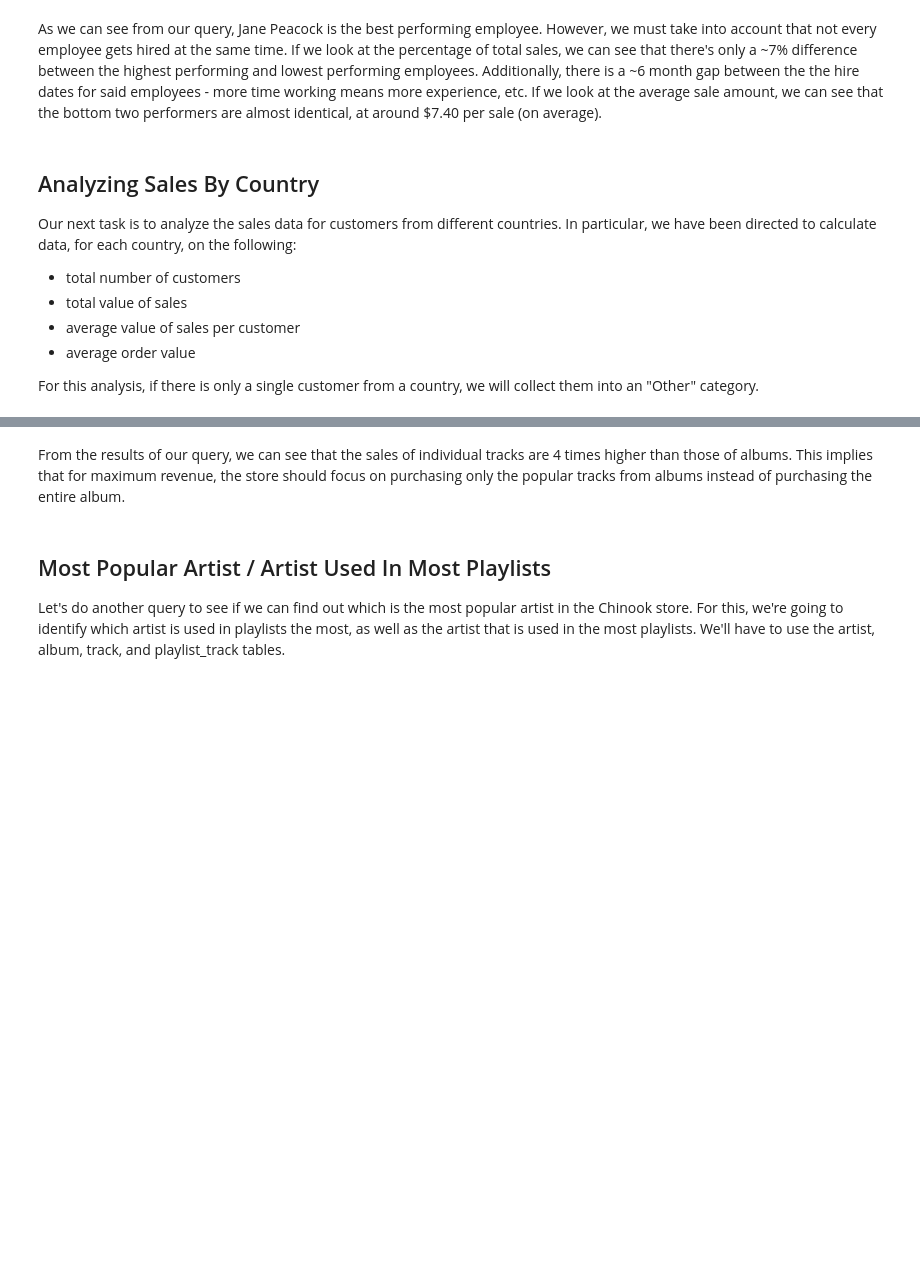
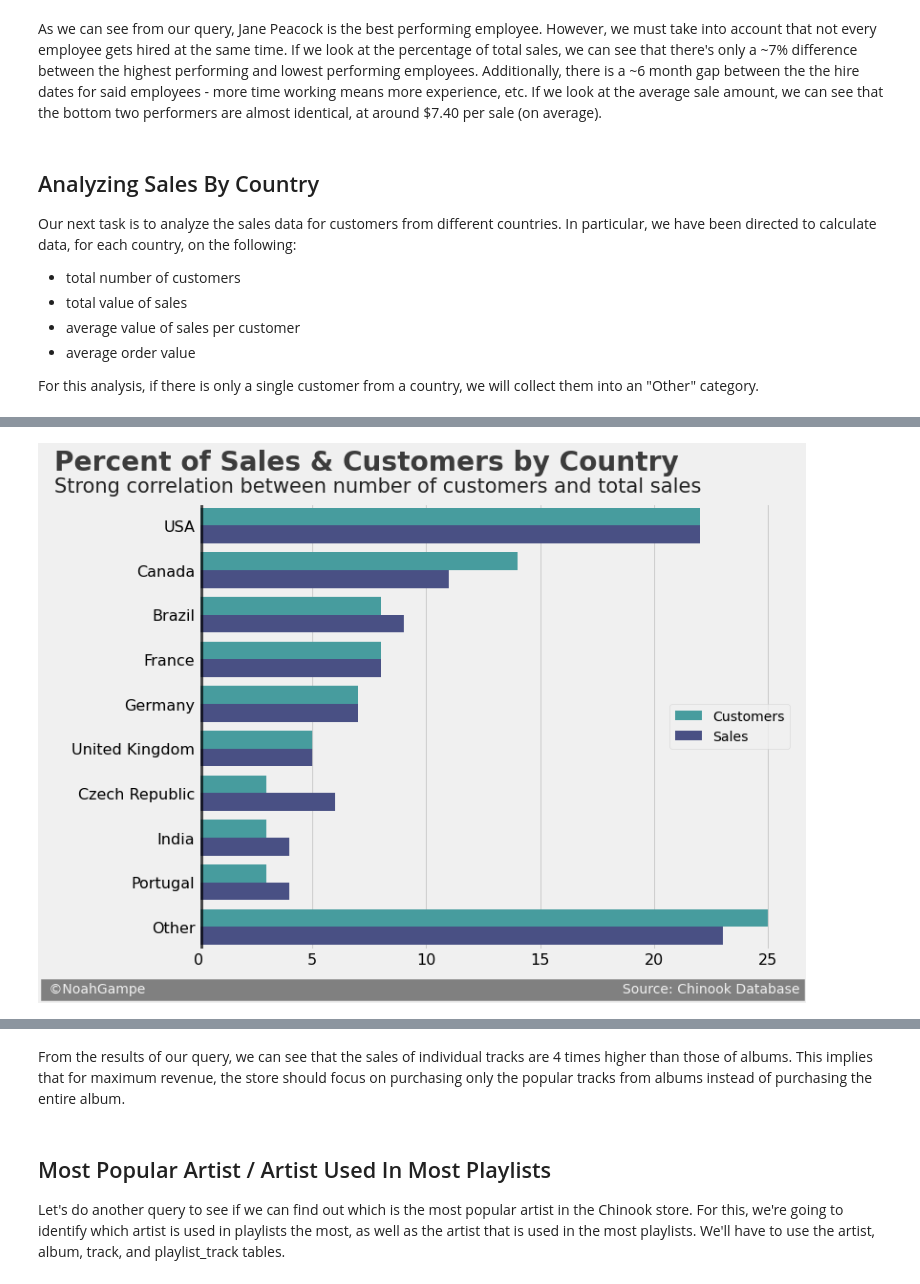
Before and after one commit to noah-kg/sql-business-analysis, a Jupyter notebook: Using SQL for Business Analysis.ipynb, the cells around one changed output, grey strips where cells are left out. Saved outputs shown, nothing was run; the diff lists cells and outputs as text; code cells hidden in the pictures; blank space fills up the shorter version.

```diff
--- a/Using SQL for Business Analysis.ipynb
+++ b/Using SQL for Business Analysis.ipynb
@@ -241,8 +258,7 @@ Our next task is to analyze the sales data for customers from different countrie
 
 For this analysis, if there is only a single customer from a country, we will collect them into an "Other" category.
 # %%
-%%sql
-
+query = """
 /* sales per customer */
 WITH sales_per_customer AS
     (
@@ -315,7 +331,11 @@ WITH sales_per_customer AS
 /* main query */
 SELECT country,
        customers,
+       ROUND(customers * 100.0/(SELECT SUM(customers)
+                                      FROM combined), 0) pct_customers,
        total_sales,
+       ROUND(total_sales * 100.0/(SELECT SUM(total_sales)
+                                      FROM combined), 0) pct_sales,
        avg_sales_per_customer,
        avg_order
 FROM (
@@ -327,3 +347,11 @@ FROM (
            FROM combined
      )
 ORDER BY sort ASC, 3 DESC;
+"""
+
+#ready query results into dataframe
+conn = sqlite3.connect("chinook.db")
+country_sales = pd.read_sql_query(query, conn)
+country_melted = pd.melt(country_sales, id_vars='country',
+                          value_vars=['pct_customers', 'pct_sales'], var_name='pct')
+country_sales
@@ -329,0 +370,6 @@ ORDER BY sort ASC, 3 DESC;
+# %%
+title = 'Percent of Sales & Customers by Country'
+sub = 'Strong correlation between number of customers and total sales'
+plot_pct(country_melted, 'country', title, sub, 'h')
+# %% [output]
+[figure, added]
```
Also changed, not shown: parts of 24 cells of this notebook.
